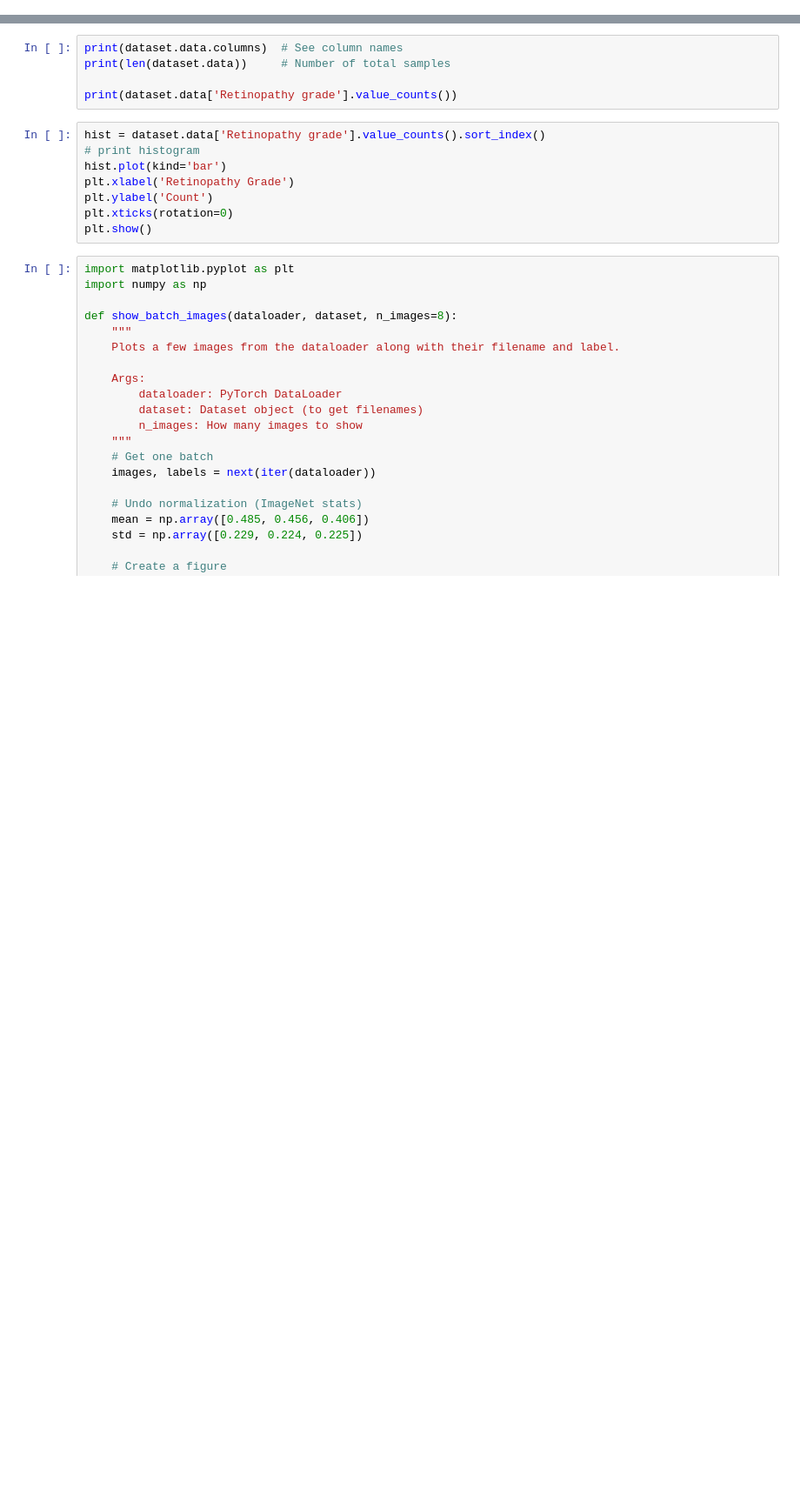
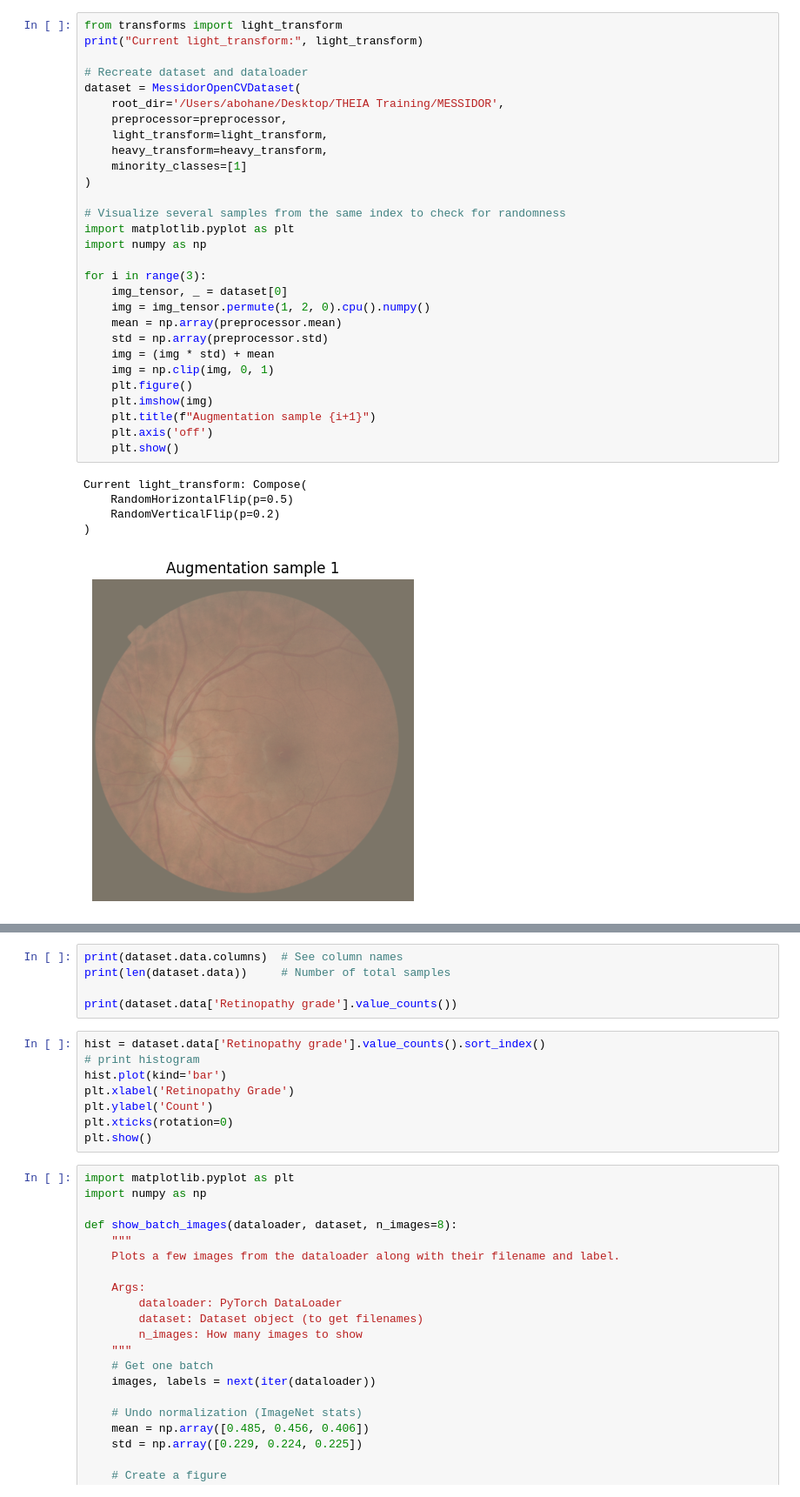
Before and after one commit to alexbohane/DR_Training, a Jupyter notebook: eda_1.ipynb, the cells around one changed output, grey strips where cells are left out. Shown at 87% size. Drawn from its saved outputs; the diff is of its cells as text; blank space fills up the shorter version.

```diff
--- a/eda_1.ipynb
+++ b/eda_1.ipynb
@@ -30,0 +158,35 @@ for images, labels in dataloader:
+# %%
+from transforms import light_transform
+print("Current light_transform:", light_transform)
+
+# Recreate dataset and dataloader
+dataset = MessidorOpenCVDataset(
+    root_dir='/Users/abohane/Desktop/THEIA Training/MESSIDOR',
+    preprocessor=preprocessor,
+    light_transform=light_transform,
+    heavy_transform=heavy_transform,
+    minority_classes=[1]
+)
+
+# Visualize several samples from the same index to check for randomness
+import matplotlib.pyplot as plt
+import numpy as np
+
+for i in range(3):
+    img_tensor, _ = dataset[0]
+    img = img_tensor.permute(1, 2, 0).cpu().numpy()
+    mean = np.array(preprocessor.mean)
+    std = np.array(preprocessor.std)
+    img = (img * std) + mean
+    img = np.clip(img, 0, 1)
+    plt.figure()
+    plt.imshow(img)
+    plt.title(f"Augmentation sample {i+1}")
+    plt.axis('off')
+    plt.show()
+# %% [output]
+Current light_transform: Compose(
+    RandomHorizontalFlip(p=0.5)
+    RandomVerticalFlip(p=0.2)
+)
+[figure, added]
```
Also changed, not shown: parts of 8 cells of this notebook, 17 other files.
